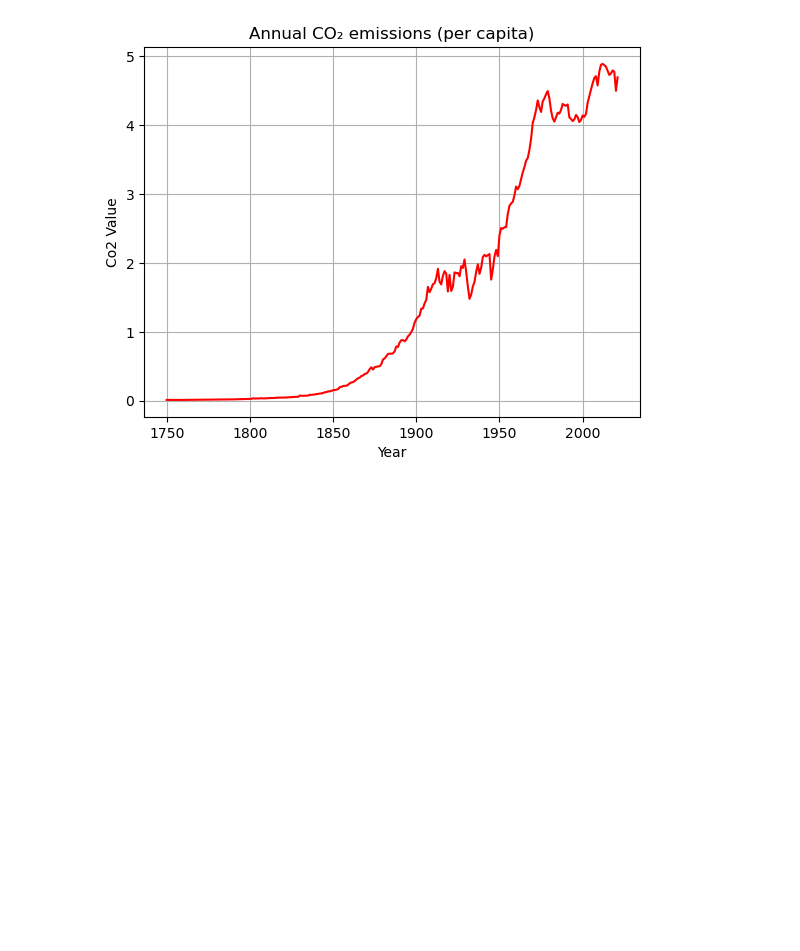
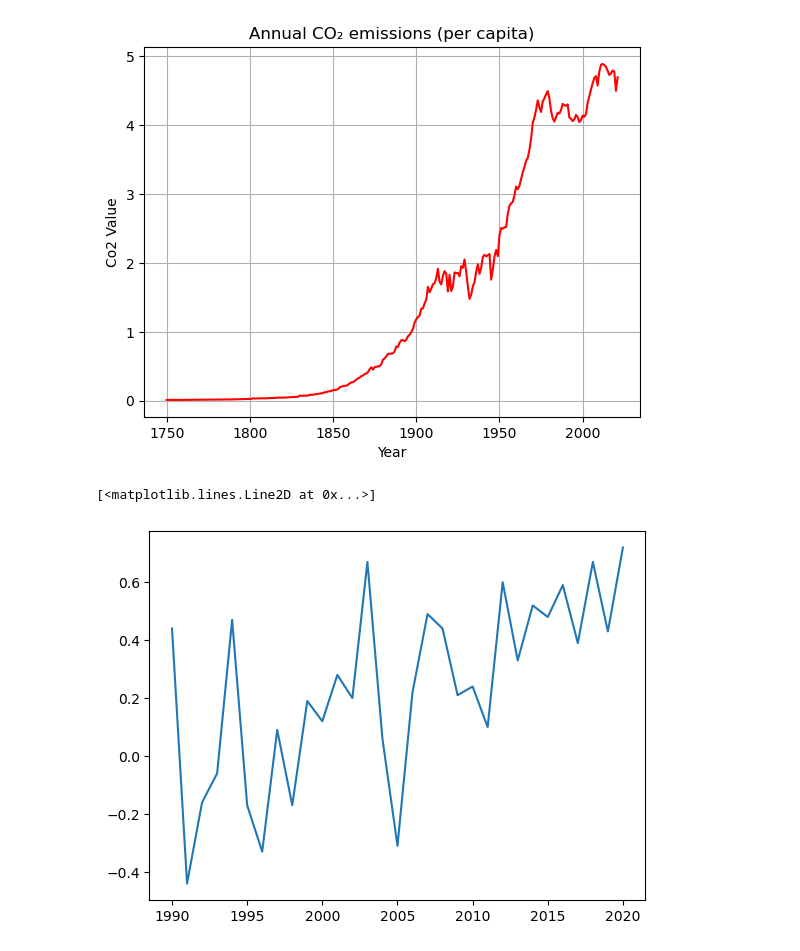
Before and after one commit to camagaKhan/BigDataProcessingClimateChange, a Jupyter notebook: notebooks/test2.ipynb, the cells around one changed output. Drawn from its saved outputs; the diff is of its cells as text; code cells hidden in the pictures; blank space fills up the shorter version.

```diff
--- a/notebooks/test2.ipynb
+++ b/notebooks/test2.ipynb
@@ -233,3 +233,9 @@ plt.grid()
 plt.show()
 # %% [output]
 [figure]
+# %%
+toPlot = merged_data[['Year','OBS_VALUE']]
+plt.plot(toPlot['Year'], toPlot['OBS_VALUE'])
+# %% [output]
+[<matplotlib.lines.Line2D at 0x...>]
+[figure, added]
```
Also changed, not shown: parts of 1 cell of this notebook, 2 other files.
